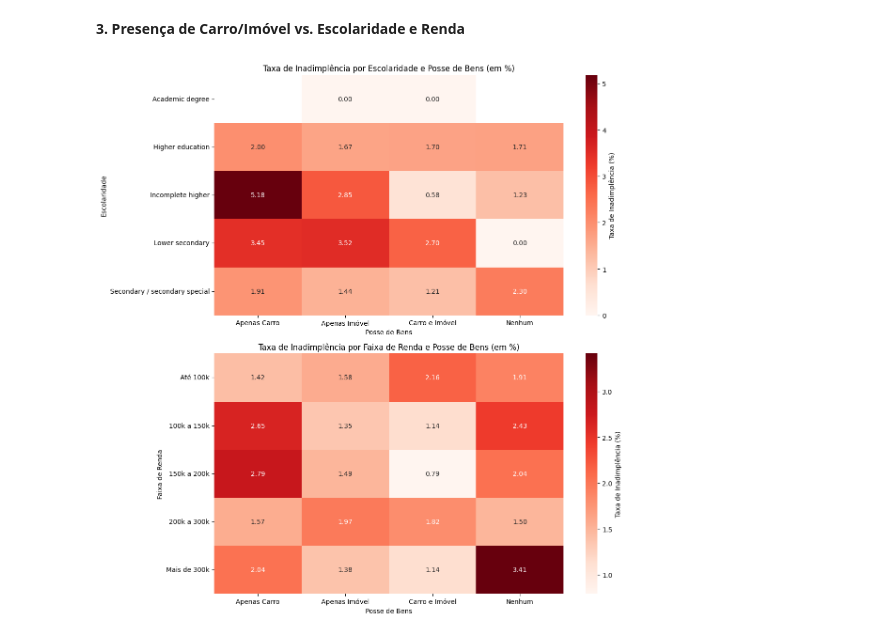
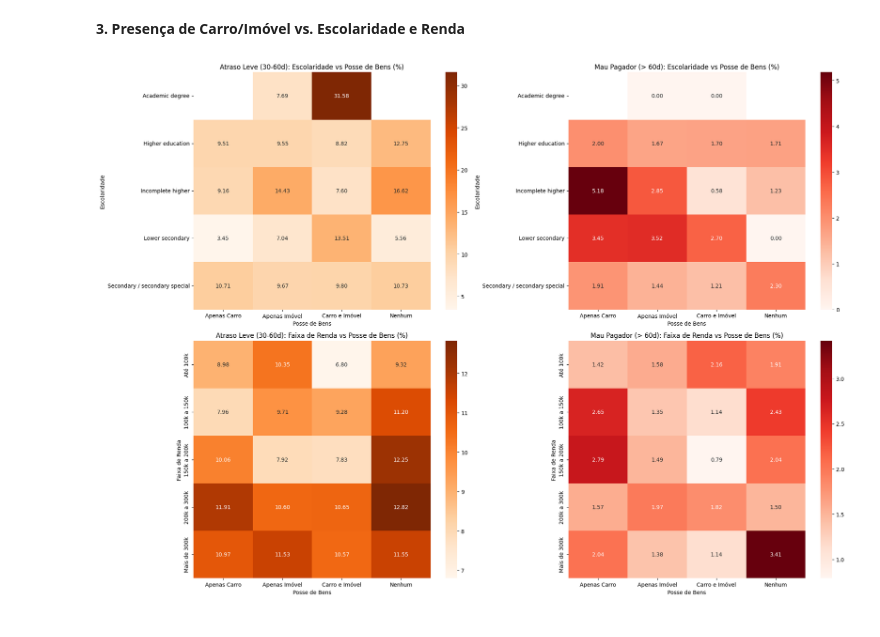
Before and after one commit to fernandinhaalmeida84/Tech_Challenge_Fase_2, a Jupyter notebook: Notebook/02_Criação_Target.ipynb, the cells around one changed output. Cells and saved outputs as stored; diff of their text form; code cells hidden in the pictures.

```diff
--- a/Notebook/02_Criação_Target.ipynb
+++ b/Notebook/02_Criação_Target.ipynb
@@ -90,5 +90,19 @@ df_credito['PERMISSIVO'] = df_credito['STATUS'].isin(['1', '2', '3', '4', '5']).
 df_target_padrao = df_credito.groupby('ID')['MAU_PAGADOR'].max().reset_index()
 df_target_permissivo = df_credito.groupby('ID')['PERMISSIVO'].max().reset_index()
 
-# Unificando os targets em um único dataframe de referência
+# Unificando os targets temporariamente em um único dataframe de referência
 df_target = pd.merge(df_target_padrao, df_target_permissivo, on='ID', how='inner')
+
+# Criando o indicador de Permissivo Exclusivo (Apenas 30-60 dias de atraso)
+df_target['PERMISSIVO_EXCLUSIVO'] = ((df_target['PERMISSIVO'] == 1) & (df_target['MAU_PAGADOR'] == 0)).astype(int)
+
+# Definindo o perfil completo do cliente na base de crédito de forma mutuamente exclusiva
+def classificar_historico(row):
+    if row['MAU_PAGADOR'] == 1:
+        return 'Mau Pagador (> 60d)'
+    elif row['PERMISSIVO_EXCLUSIVO'] == 1:
+        return 'Permissivo Exclusivo (30-60d)'
+    else:
+        return 'Bom Pagador (Sem atrasos)'
+
+df_target['GRUPO_CREDITO'] = df_target.apply(classificar_historico, axis=1)
@@ -417,37 +461,55 @@ Ao cruzar a "Faixa de Renda" com o "Estado Civil", identificamos comportamentos
 # %% [markdown]
 **3. Presença de Carro/Imóvel vs. Escolaridade e Renda**
 # %%
+# 3. Recalculando a posse de bens garantindo a definição da função auxiliar
 def classificar_bens(row):
     if row['FLAG_OWN_CAR'] == 'Y' and row['FLAG_OWN_REALTY'] == 'Y':
         return 'Carro e Imóvel'
     elif row['FLAG_OWN_CAR'] == 'Y':
         return 'Apenas Carro'
     elif row['FLAG_OWN_REALTY'] == 'Y':
         return 'Apenas Imóvel'
     else:
         return 'Nenhum'
 
 df['POSSE_BENS'] = df.apply(classificar_bens, axis=1)
 
-# 1. Taxa de inad por Posse de Bens e Escolaridade
-taxa_bens_edu = df.groupby(['NAME_EDUCATION_TYPE', 'POSSE_BENS'], observed=False)['MAU_PAGADOR'].mean().unstack() * 100
+# Proporções cruzando Escolaridade e Posse de Bens
+cruzamento_bens_edu = df.groupby(['NAME_EDUCATION_TYPE', 'POSSE_BENS'], observed=False)['GRUPO_PAGAMENTO'].value_counts(normalize=True).unstack(fill_value=0) * 100
+mapa_bens_edu_perm = cruzamento_bens_edu['Permissivo (30-60d)'].unstack(level='POSSE_BENS')
+mapa_bens_edu_mau = cruzamento_bens_edu['Mau Pagador (> 60d)'].unstack(level='POSSE_BENS')
 
-# 2. Taxa de inad por Posse de Bens e Faixa de Renda
-taxa_bens_renda = df.groupby(['FAIXA_RENDA', 'POSSE_BENS'], observed=False)['MAU_PAGADOR'].mean().unstack() * 100
+# Proporções cruzando Renda e Posse de Bens
+cruzamento_bens_renda = df.groupby(['FAIXA_RENDA', 'POSSE_BENS'], observed=False)['GRUPO_PAGAMENTO'].value_counts(normalize=True).unstack(fill_value=0) * 100
+mapa_bens_renda_perm = cruzamento_bens_renda['Permissivo (30-60d)'].unstack(level='POSSE_BENS')
+mapa_bens_renda_mau = cruzamento_bens_renda['Mau Pagador (> 60d)'].unstack(level='POSSE_BENS')
 
-fig, axes = plt.subplots(2, 1, figsize=(12, 12))
+# Plotagem dos Heatmaps estruturados corretamente de forma bidimensional
+fig, axes = plt.subplots(2, 2, figsize=(20, 14))
 
-sns.heatmap(taxa_bens_edu, annot=True, fmt=".2f", cmap="Reds", ax=axes[0], cbar_kws={'label': 'Taxa de Inadimplência (%)'})
-axes[0].set_title('Taxa de Inadimplência por Escolaridade e Posse de Bens (em %)')
-axes[0].set_ylabel('Escolaridade')
-axes[0].set_xlabel('Posse de Bens')
+# Linha 1: Escolaridade vs Posse de Bens
+sns.heatmap(mapa_bens_edu_perm, annot=True, fmt=".2f", cmap="Oranges", ax=axes[0, 0])
+axes[0, 0].set_title('Atraso Leve (30-60d): Escolaridade vs Posse de Bens (%)')
+axes[0, 0].set_ylabel('Escolaridade')
+axes[0, 0].set_xlabel('Posse de Bens')
 
-sns.heatmap(taxa_bens_renda, annot=True, fmt=".2f", cmap="Reds", ax=axes[1], cbar_kws={'label': 'Taxa de Inadimplência (%)'})
-axes[1].set_title('Taxa de Inadimplência por Faixa de Renda e Posse de Bens (em %)')
-axes[1].set_ylabel('Faixa de Renda')
-axes[1].set_xlabel('Posse de Bens')
+sns.heatmap(mapa_bens_edu_mau, annot=True, fmt=".2f", cmap="Reds", ax=axes[0, 1])
+axes[0, 1].set_title('Mau Pagador (> 60d): Escolaridade vs Posse de Bens (%)')
+axes[0, 1].set_ylabel('Escolaridade')
+axes[0, 1].set_xlabel('Posse de Bens')
+
+# Linha 2: Faixa de Renda vs Posse de Bens
+sns.heatmap(mapa_bens_renda_perm, annot=True, fmt=".2f", cmap="Oranges", ax=axes[1, 0])
+axes[1, 0].set_title('Atraso Leve (30-60d): Faixa de Renda vs Posse de Bens (%)')
+axes[1, 0].set_ylabel('Faixa de Renda')
+axes[1, 0].set_xlabel('Posse de Bens')
+
+sns.heatmap(mapa_bens_renda_mau, annot=True, fmt=".2f", cmap="Reds", ax=axes[1, 1])
+axes[1, 1].set_title('Mau Pagador (> 60d): Faixa de Renda vs Posse de Bens (%)')
+axes[1, 1].set_ylabel('Faixa de Renda')
+axes[1, 1].set_xlabel('Posse de Bens')
 
 plt.tight_layout()
 plt.show()
 # %% [output]
-[figure, old version]
+[figure, new version]
```
Also changed, not shown: parts of 41 cells of this notebook.
